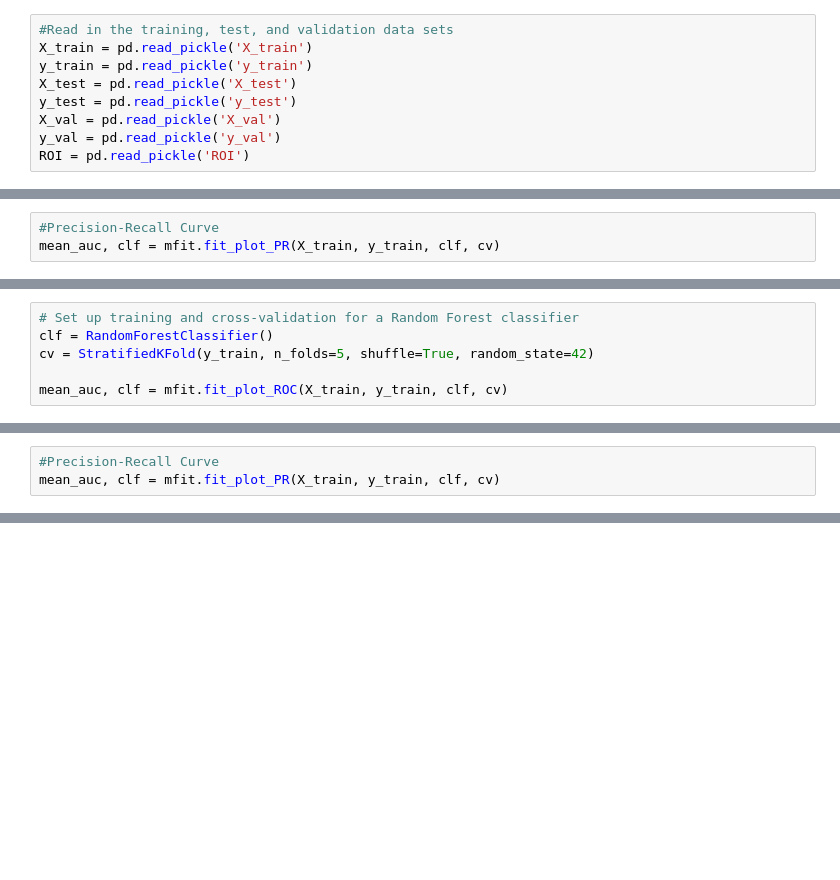
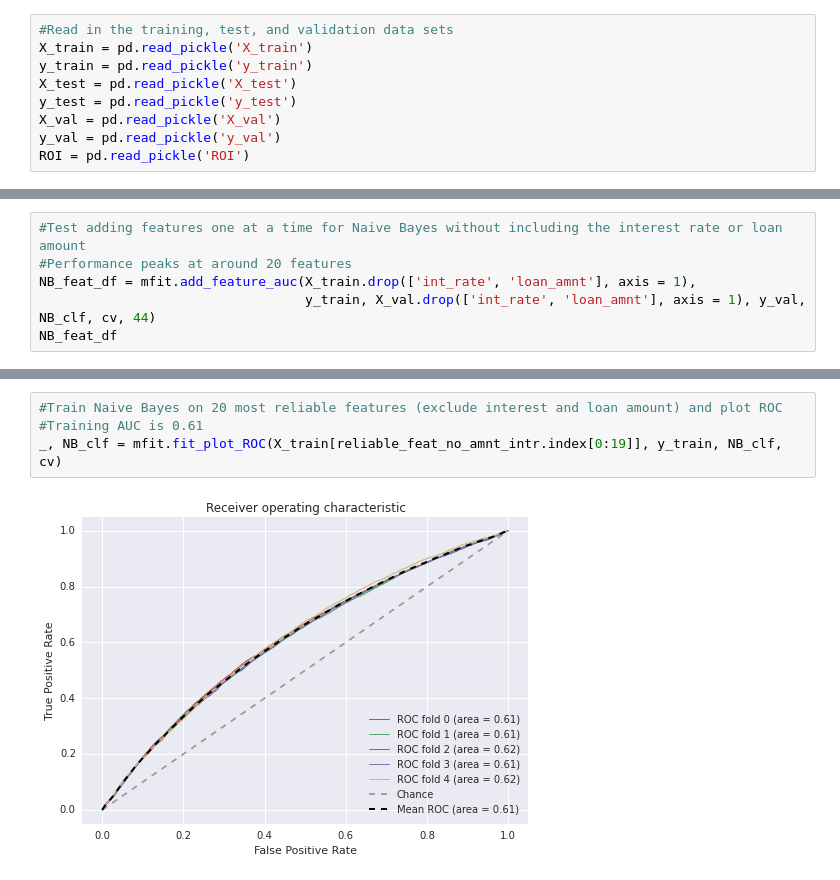
Before and after one commit to jsabrams/ds_workshop, a Jupyter notebook: capstone_project/lending_club_modeling.ipynb, the cells around one changed output, grey strips where cells are left out. Cells and saved outputs as stored; diff of their text form; blank space fills up the shorter version.

```diff
--- a/capstone_project/lending_club_modeling.ipynb
+++ b/capstone_project/lending_club_modeling.ipynb
@@ -94,3 +86,0 @@ mean_auc, clf = mfit.fit_plot_ROC(X_train, y_train, clf, cv)
-# %%
-#Precision-Recall Curve
-mean_auc, clf = mfit.fit_plot_PR(X_train, y_train, clf, cv)
@@ -99,6 +86,0 @@ mean_auc, clf = mfit.fit_plot_PR(X_train, y_train, clf, cv)
-# %%
-# Set up training and cross-validation for a Random Forest classifier
-clf = RandomForestClassifier()
-cv = StratifiedKFold(y_train, n_folds=5, shuffle=True, random_state=42)
-
-mean_auc, clf = mfit.fit_plot_ROC(X_train, y_train, clf, cv)
@@ -107,3 +86,0 @@ mean_auc, clf = mfit.fit_plot_ROC(X_train, y_train, clf, cv)
-# %%
-#Precision-Recall Curve
-mean_auc, clf = mfit.fit_plot_PR(X_train, y_train, clf, cv)
@@ -111,0 +87,6 @@ mean_auc, clf = mfit.fit_plot_PR(X_train, y_train, clf, cv)
+# %%
+#Test adding features one at a time for Naive Bayes without including the interest rate or loan amount
+#Performance peaks at around 20 features
+NB_feat_df = mfit.add_feature_auc(X_train.drop(['int_rate', 'loan_amnt'], axis = 1),
+                                  y_train, X_val.drop(['int_rate', 'loan_amnt'], axis = 1), y_val, NB_clf, cv, 44)
+NB_feat_df
@@ -111,0 +111,6 @@ mean_auc, clf = mfit.fit_plot_PR(X_train, y_train, clf, cv)
+# %%
+#Train Naive Bayes on 20 most reliable features (exclude interest and loan amount) and plot ROC
+#Training AUC is 0.61
+_, NB_clf = mfit.fit_plot_ROC(X_train[reliable_feat_no_amnt_intr.index[0:19]], y_train, NB_clf, cv)
+# %% [output]
+[figure, added]
```
Also changed, not shown: parts of 29 cells of this notebook.
